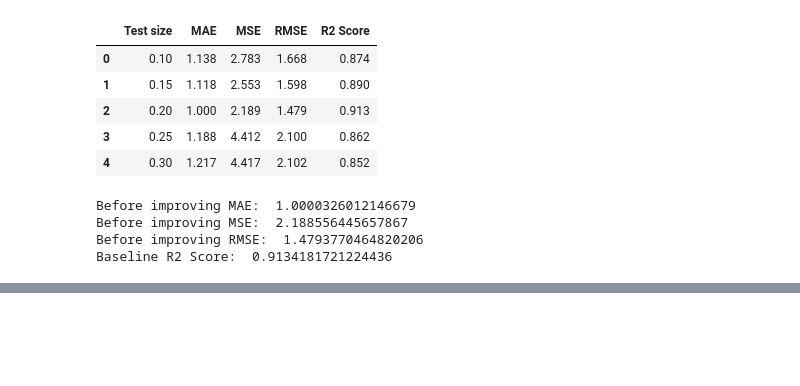
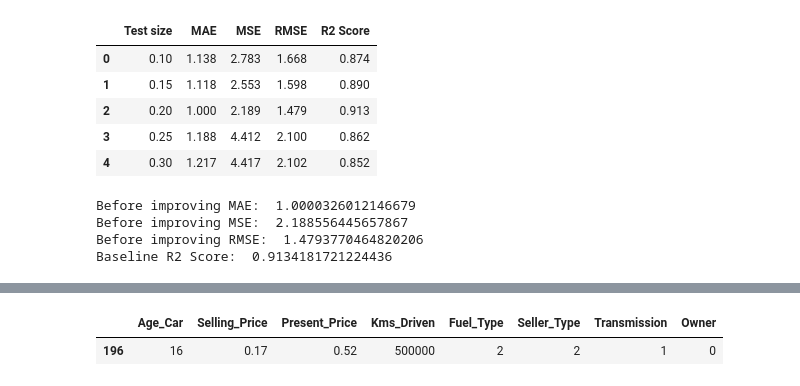
Before and after one commit to pouyarahdan/Regression-Model-Project, a Jupyter notebook: Linear-Regression-Project.ipynb, the cells around one changed output, grey strips where cells are left out. Saved outputs shown, nothing was run; the diff lists cells and outputs as text; code cells hidden in the pictures; blank space fills up the shorter version.

```diff
--- a/Linear-Regression-Project.ipynb
+++ b/Linear-Regression-Project.ipynb
@@ -405,0 +464,6 @@ Baseline R2 Score:  0.9134181721224436
+# %%
+condition2 = df2[df2["Kms_Driven"] > 400000]
+condition2
+# %% [output]
+|  | Age_Car | Selling_Price | Present_Price | Kms_Driven | Fuel_Type | Seller_Type | Transmission | Owner |
+| 196 | 16 | 0.17 | 0.52 | 500000 | 2 | 2 | 1 | 0 |
```
Also changed, not shown: parts of 9 cells of this notebook.
